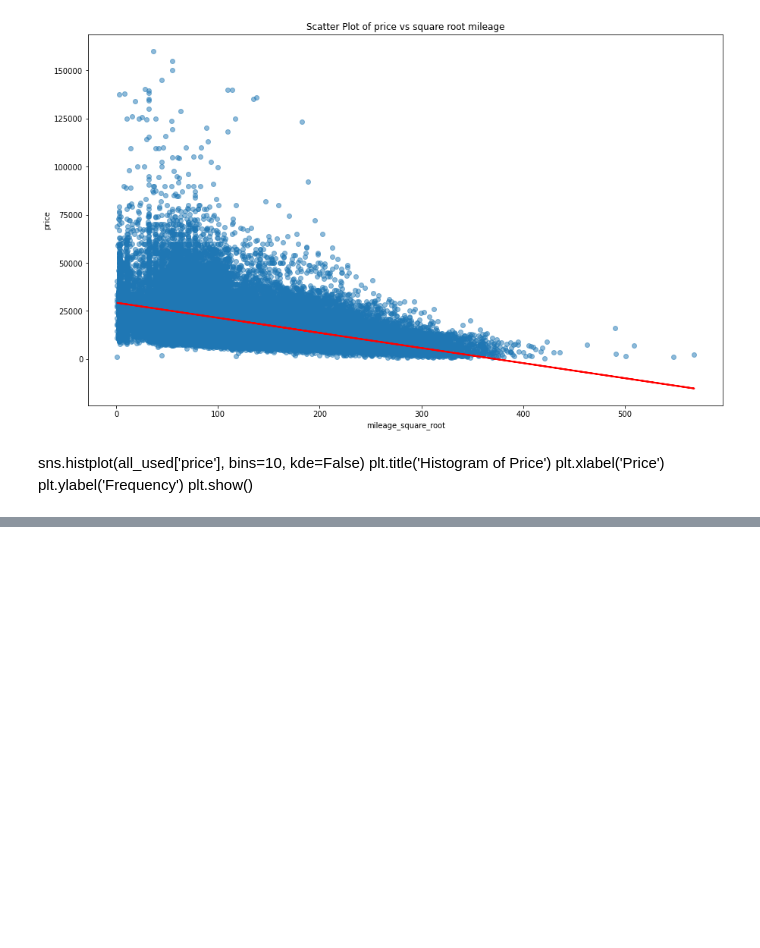
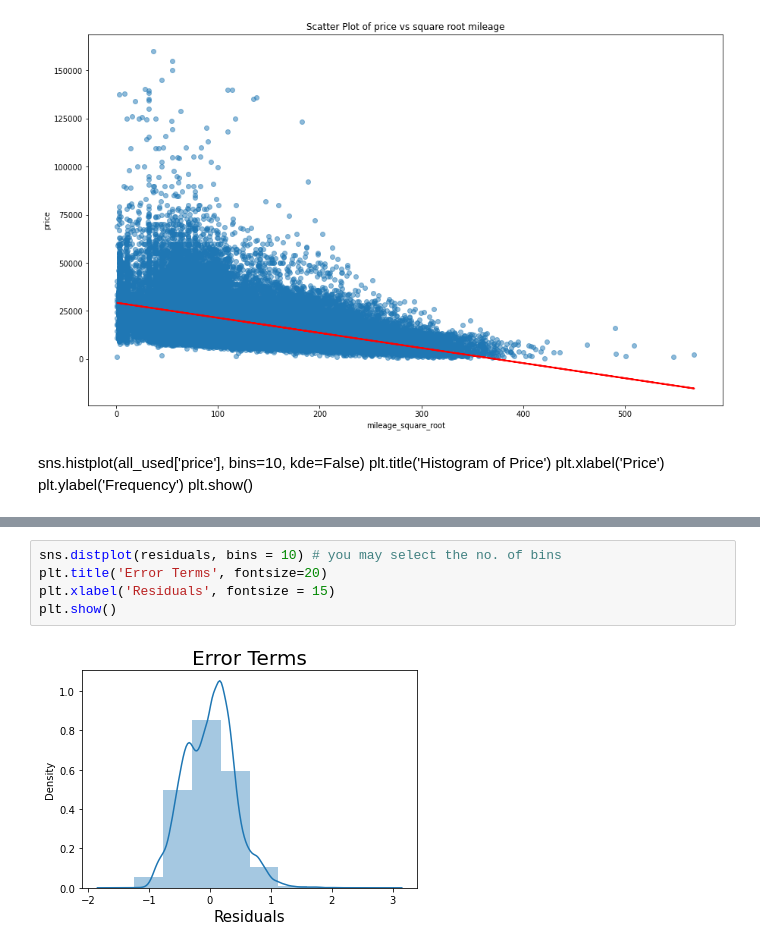
Before and after one commit to Daniel-Peacock/Used_car_Python_linear_regression, a Jupyter notebook: Used_car regression.ipynb, the cells around one changed output, grey strips where cells are left out. Cells and saved outputs as stored; diff of their text form; blank space fills up the shorter version.

```diff
--- a/Used_car regression.ipynb
+++ b/Used_car regression.ipynb
@@ -358,0 +499,7 @@ print(tax_grouped)
+# %%
+sns.distplot(residuals, bins = 10) # you may select the no. of bins
+plt.title('Error Terms', fontsize=20)
+plt.xlabel('Residuals', fontsize = 15)
+plt.show()
+# %% [output]
+[figure, added]
```
Also changed, not shown: parts of 21 cells of this notebook.
